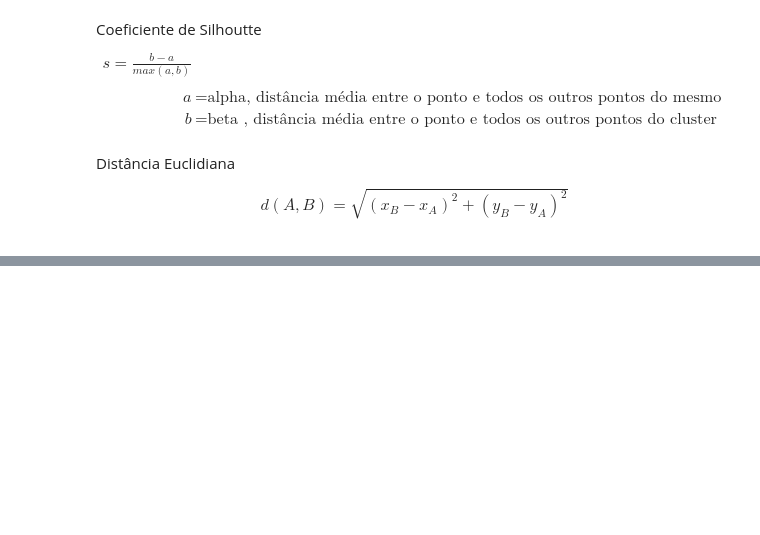
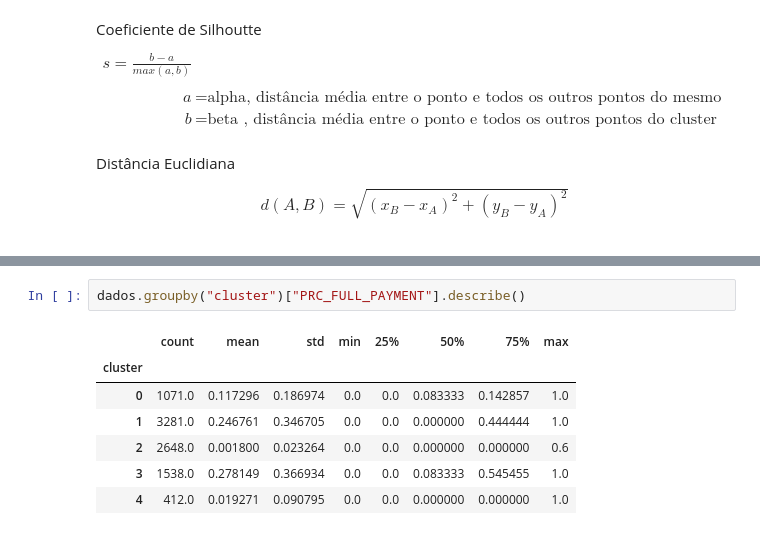
Before and after one commit to Augusto-S01/estudosDeIA, a Jupyter notebook: ExtraçãoDeDadosViaCluster/main.ipynb, the cells around one changed output, grey strips where cells are left out. Drawn from its saved outputs; the diff is of its cells as text; blank space fills up the shorter version.

```diff
--- a/ExtraçãoDeDadosViaCluster/main.ipynb
+++ b/ExtraçãoDeDadosViaCluster/main.ipynb
@@ -89,0 +332,10 @@ $$
+# %%
+dados.groupby("cluster")["PRC_FULL_PAYMENT"].describe()
+# %% [output]
+|  | count | mean | std | min | 25% | 50% | 75% | max |
+| cluster |  |  |  |  |  |  |  |  |
+| 0 | 1071.0 | 0.117296 | 0.186974 | 0.0 | 0.0 | 0.083333 | 0.142857 | 1.0 |
+| 1 | 3281.0 | 0.246761 | 0.346705 | 0.0 | 0.0 | 0.000000 | 0.444444 | 1.0 |
+| 2 | 2648.0 | 0.001800 | 0.023264 | 0.0 | 0.0 | 0.000000 | 0.000000 | 0.6 |
+| 3 | 1538.0 | 0.278149 | 0.366934 | 0.0 | 0.0 | 0.083333 | 0.545455 | 1.0 |
+| 4 | 412.0 | 0.019271 | 0.090795 | 0.0 | 0.0 | 0.000000 | 0.000000 | 1.0 |
```
Also changed, not shown: parts of 20 cells of this notebook, 2 other files.
